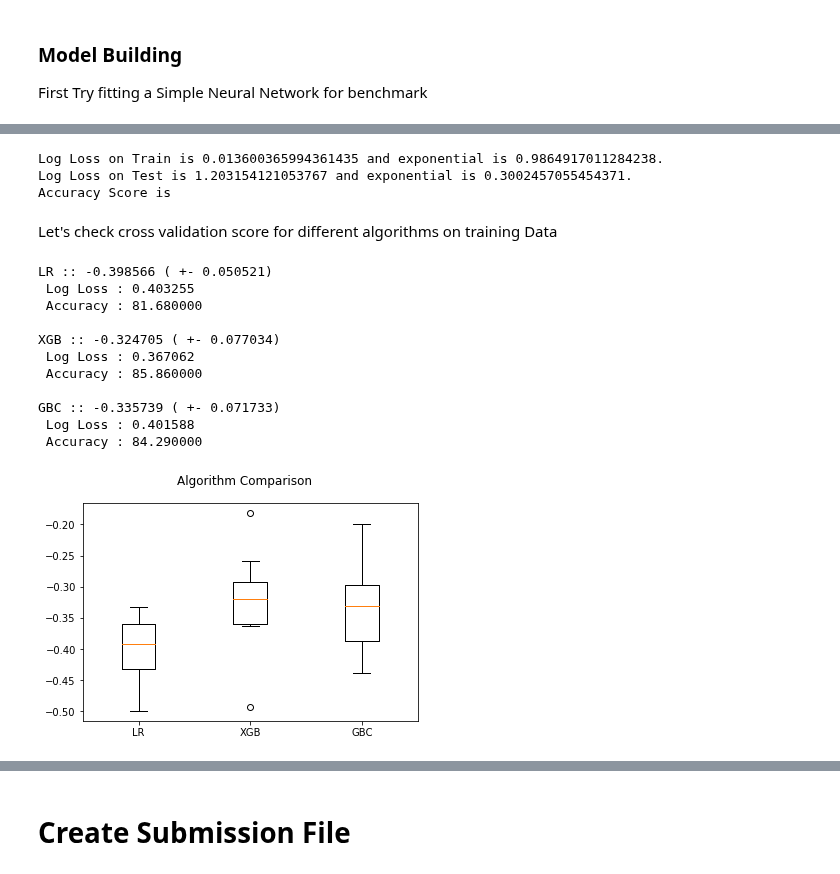
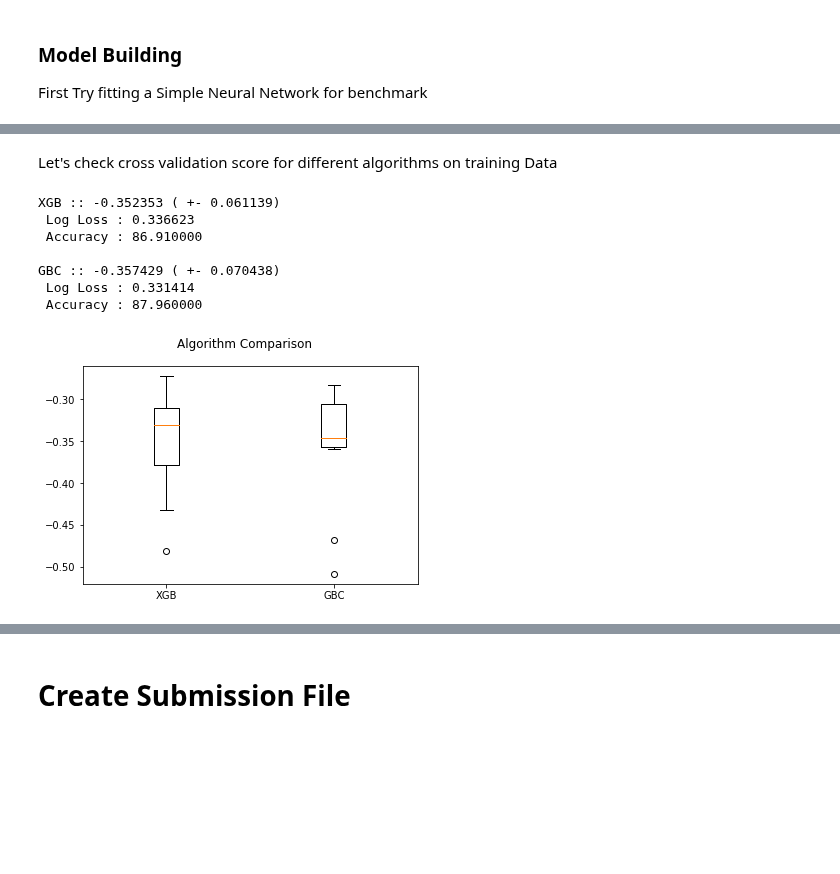
Before and after one commit to Shashi-Bhushan/python-code, a Jupyter notebook: kaggle/fitara.ipynb, the cells around one changed output, grey strips where cells are left out. Cells and saved outputs as stored; diff of their text form; code cells hidden in the pictures; blank space fills up the shorter version.

```diff
--- a/kaggle/fitara.ipynb
+++ b/kaggle/fitara.ipynb
@@ -518,7 +518,7 @@ X_test[cols] = pd.DataFrame(test_features, columns = cols, index = X_test.index)
 X_train.to_csv(os.path.join(ROOT_DIR, r'train', r'train_pad.csv'))
 X_test.to_csv(os.path.join(ROOT_DIR, r'test', r'test_pad.csv'))
 # %%
-if debug:
+if True:
     X_train = pd.read_csv(os.path.join(ROOT_DIR, r'train', r'train_pad.csv'), index_col='Unnamed: 0')
     X_test = pd.read_csv(os.path.join(ROOT_DIR, r'test', r'test_pad.csv'), index_col='Unnamed: 0')
 # %% [markdown]
@@ -533,7 +533,7 @@ standard_columns = ['total_length','capitals','caps_vs_length','num_words','num_
 cols = X_train.columns[len(standard_columns):]
 
 print(cols)
-pca = PCA(n_components = pca_components)
+pca = PCA(n_components = 350)
 
 pca.fit(X_train[cols])
 
@@ -578,27 +578,3 @@ if debug:
 # %% [markdown]
 ### Model Building
 First Try fitting a Simple Neural Network for benchmark
-# %%
-# fix random seed for reproducibility
-np.random.seed(576)
-
-# create model
-model = Sequential()
-model.add(Dense(35, input_dim=X_train.shape[1], activation='sigmoid'))
-model.add(Dropout(0.25))
-model.add(Dense(18, activation='sigmoid'))
-model.add(Dense(2, activation='softmax'))
-
-model.compile(loss='binary_crossentropy', optimizer='adam', metrics=['acc'])
-
-#model = Sequential()
-#model.add(Dense(35, input_dim=X_train.shape[1], activation='sigmoid'))
-#model.add(Dropout(0.25))
-#model.add(Dense(18, kernel_initializer='normal', activation='sigmoid'))
-#model.add(Dense(2, kernel_initializer='normal', activation='sigmoid'))
-# Compile model
-#sgd = SGD(lr=0.01, momentum=0.8, decay=0.0, nesterov=False)
-#model.compile(loss='binary_crossentropy', optimizer=sgd, metrics=['accuracy'])
-
-# train model
-history = model.fit(X_train, to_categorical(y_train, 2), epochs=400, batch_size=10, verbose=2)#, class_weight={1:0.96, 0:0.04})
@@ -629,16 +581,3 @@ plt.show()
-# %%
-y_pred = model.predict(X_test)
-
-num_train = metrics.log_loss(y_train.values, model.predict(X_train))
-num_test = metrics.log_loss(y_test.values, y_pred)
-
-print(f"Log Loss on Train is {num_train} and exponential is {math.exp(-num_train)}.\
-      \nLog Loss on Test is {num_test} and exponential is {math.exp(-num_test)}.\
-      \nAccuracy Score is ")#{metrics.accuracy_score(y_test, y_pred)}")
-# %% [output]
-Log Loss on Train is 0.013600365994361435 and exponential is 0.9864917011284238.
-Log Loss on Test is 1.203154121053767 and exponential is 0.3002457055454371.
-Accuracy Score is
 # %% [markdown]
 Let's check cross validation score for different algorithms on training Data
 # %%
@@ -659,7 +598,7 @@ from sklearn.model_selection import cross_val_predict
 
 estimators = []
 
-estimators.append(('LR', LogisticRegression()))
+#estimators.append(('LR', LogisticRegression()))
 #estimators.append(('NB', BernoulliNB(alpha=.01)))
 #estimators.append(('LDA', LinearDiscriminantAnalysis()))
 #estimators.append(('KNN', KNeighborsClassifier()))
@@ -671,44 +610,40 @@ estimators.append(('XGB', XGBClassifier()))
 estimators.append(('GBC', GradientBoostingClassifier(n_estimators=100)))
 
 # evaluate each model in turn
 results = []
 names = []
 for name, model in estimators:
     kfold = model_selection.KFold(n_splits=10, random_state=7, shuffle=True)
     cv_results = model_selection.cross_val_score(model, X_train, y_train, cv=kfold, scoring='neg_log_loss')
     #cv_results = model_selection.cross_val_predict(model, X_train, y_train, cv=kfold)
 
     results.append(cv_results)
     names.append(name)
 
     model.fit(X_train, y_train)
 
     log_loss = metrics.log_loss(y_test, model.predict_proba(X_test))
     accuracy = metrics.accuracy_score(y_test, model.predict(X_test))
 
     msg = "%s :: %f ( +- %f) \n Log Loss : %f\n Accuracy : %f\n" % (name, cv_results.mean(), cv_results.std(), log_loss, round(accuracy*100, 2))
     print(msg)
 
 # boxplot algorithm comparison
 fig = plt.figure()
 fig.suptitle('Algorithm Comparison')
 ax = fig.add_subplot(111)
 plt.boxplot(results)
 ax.set_xticklabels(names)
 plt.show()
 # %% [output]
-LR :: -0.398566 ( +- 0.050521)
- Log Loss : 0.403255
- Accuracy : 81.680000
+XGB :: -0.352353 ( +- 0.061139)
+ Log Loss : 0.336623
+ Accuracy : 86.910000
 
-XGB :: -0.324705 ( +- 0.077034)
- Log Loss : 0.367062
- Accuracy : 85.860000
-
-GBC :: -0.335739 ( +- 0.071733)
- Log Loss : 0.401588
- Accuracy : 84.290000
+GBC :: -0.357429 ( +- 0.070438)
+ Log Loss : 0.331414
+ Accuracy : 87.960000
-[figure, old version]
+[figure, new version]
 # %%
 
 pd.DataFrame(metrics.confusion_matrix(y_test.values, estimators[1][1].predict(X_test)),
```
Also changed, not shown: parts of 19 cells of this notebook, 1 other file.
